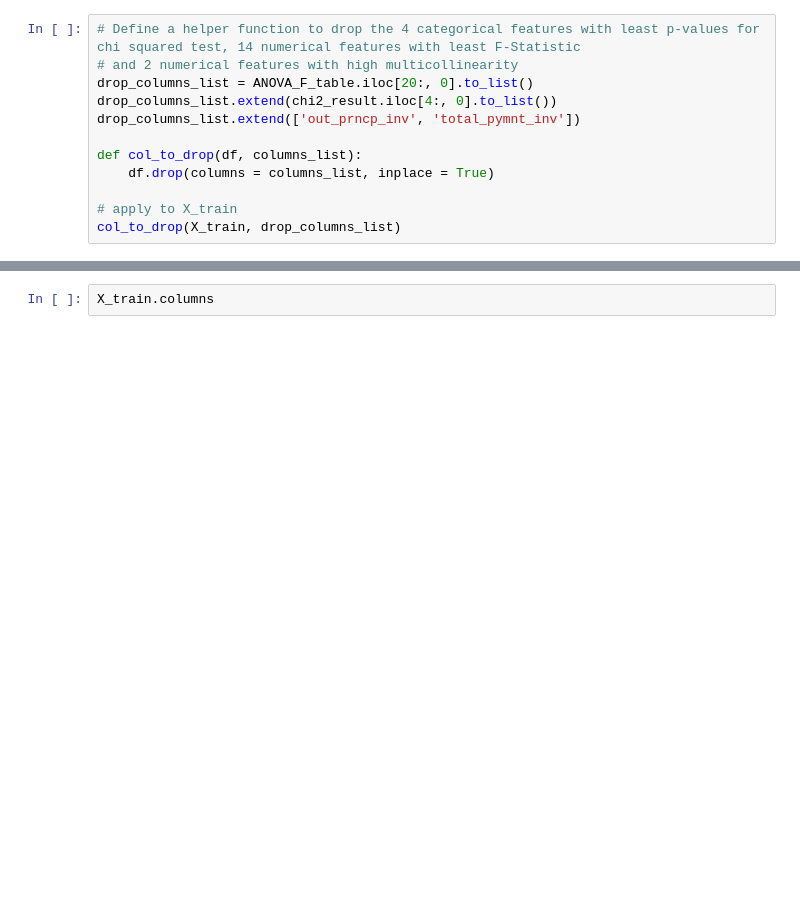
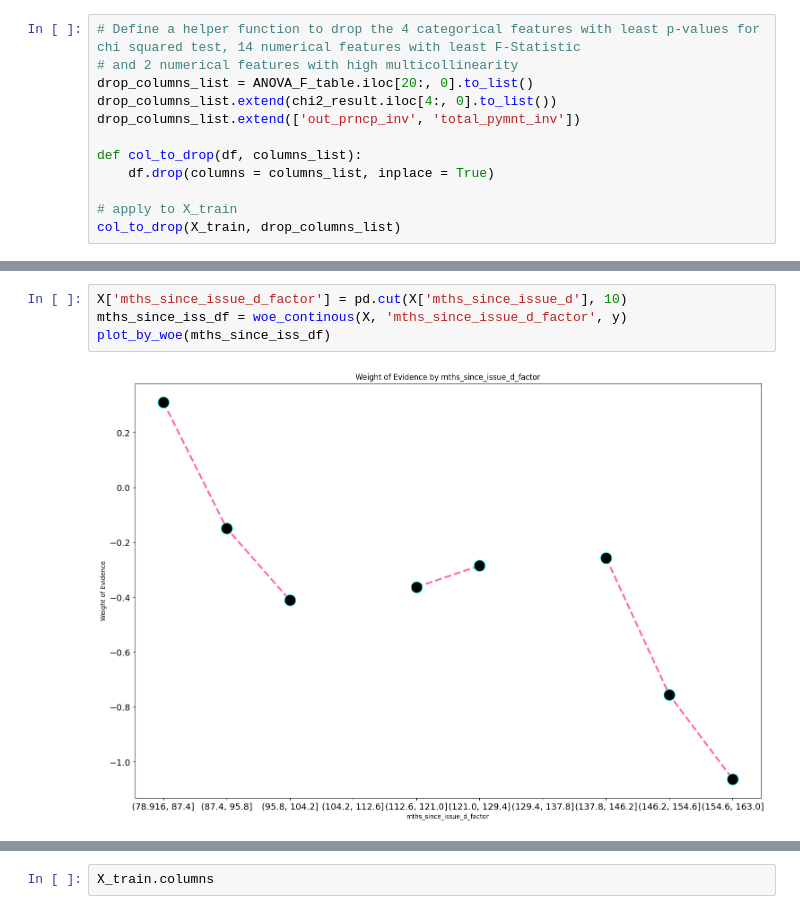
Before and after one commit to TeetyK/Credit_Score_AI, a Jupyter notebook: credit_score.ipynb, the cells around one changed output, grey strips where cells are left out. Saved outputs shown, nothing was run; the diff lists cells and outputs as text; blank space fills up the shorter version.

```diff
--- a/credit_score.ipynb
+++ b/credit_score.ipynb
@@ -320,0 +581,6 @@ col_to_drop(X_train, drop_columns_list)
+# %%
+X['mths_since_issue_d_factor'] = pd.cut(X['mths_since_issue_d'], 10)
+mths_since_iss_df = woe_continous(X, 'mths_since_issue_d_factor', y)
+plot_by_woe(mths_since_iss_df)
+# %% [output]
+[figure, added]
```
Also changed, not shown: parts of 143 cells of this notebook, 1 other file.
